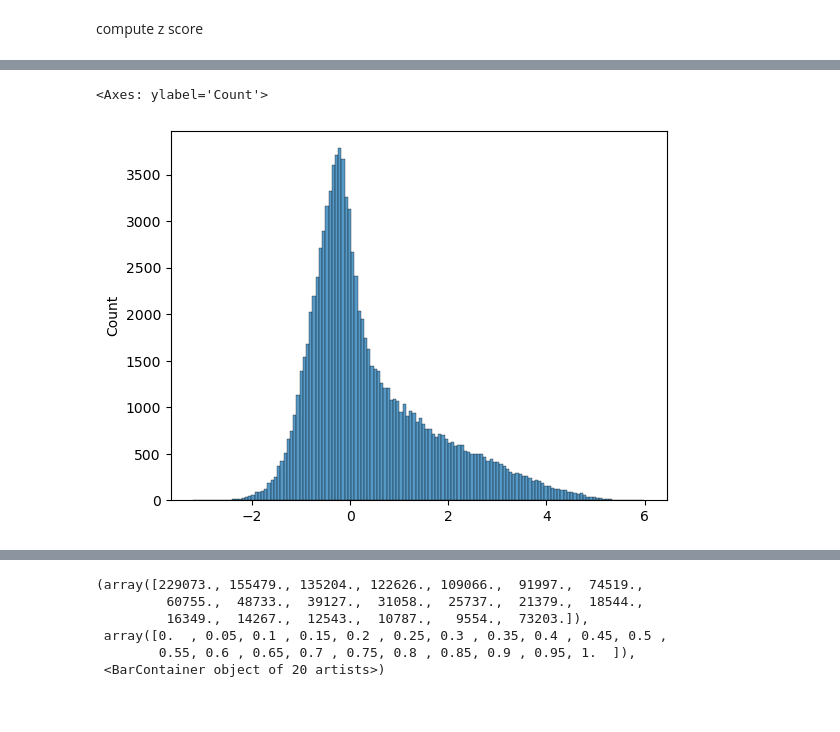
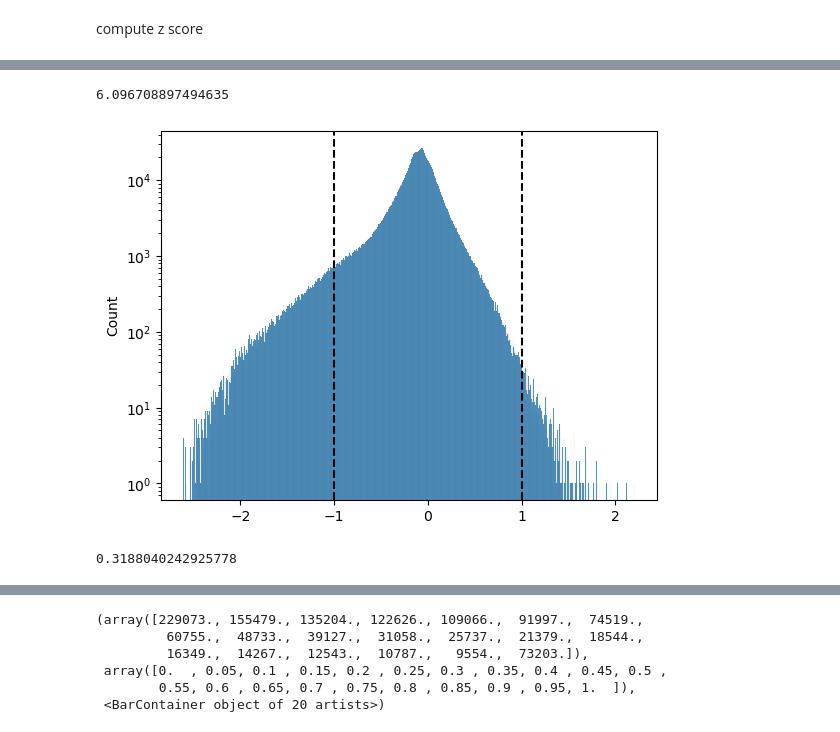
Before and after one commit to Schumacher-group/IMC_TNBC_analysis, a Jupyter notebook: deepcell/cost_segmentation.ipynb, the cells around one changed output, grey strips where cells are left out. Drawn from its saved outputs; the diff is of its cells as text; code cells hidden in the pictures.

```diff
--- a/deepcell/cost_segmentation.ipynb
+++ b/deepcell/cost_segmentation.ipynb
@@ -36,2 +40,2 @@ cell_table_size_normalized.csv
 # %%
-cell_table = pd.read_csv(cell_table_dir+'/cell_table_size_normalized.csv')
+adata
@@ -38,8 +48,4 @@ cell_table = pd.read_csv(cell_table_dir+'/cell_table_size_normalized.csv')
+# %%
+markers = list(set(cell_table.columns)&set(cost_tb.index))
 # %%
-prot_table = cell_table.iloc[:,1:cell_table.columns.get_loc('label')]
-# normalise to 95 percentile
-for col in cost_tb.index:
-    d = prot_table[col].copy()
-    d = d/np.percentile(d,95)
-    d[d>1] = 1
-    prot_table[col] = d
+prot_table = pd.DataFrame(adata.X,columns = adata.var.index)
@@ -46,11 +75,12 @@ for col in cost_tb.index:
 # %% [markdown]
 compute z score
 # %%
-def z_score_metric(x,cost_tb):
-
-    m = cost_tb.Immune.sum()*x.mean()
-    s = cost_tb.Immune.abs().sum()*x.var()
-    z_score = (x@ cost_tb.Immune-m)/np.sqrt(s)
+def z_score_metric(prot,cost_tb):
+    '''Score indicating how likely to be immune a cell is'''
+    m = (cost_tb.Immune.mean())*(prot.mean())
+    #CHECK THE STD HERE
+    s = (cost_tb.Immune.abs().sum())*(prot.var())
+    z_score = (prot@ cost_tb.Immune/len(cost_tb)-m)/(np.sqrt(s/len(cost_tb)))
     return z_score
-x = prot_table.loc[:,cost_tb.index].values
-z_score = z_score_metric(xsns.heatmap(prot_table.loc[:,cost_tb.index].corr(),vmin=-1,vmax = 1,cmap = 'bwr'),cost_tb)
+x = prot_table.loc[:,markers].values
+z_score = z_score_metric(x,cost_tb.loc[markers])
@@ -85,5 +179,14 @@ all_marker.png         segm_expl_fuzzy        segm_expl_mean.tiff
 # %%
 sns.histplot(z_score)
+plt.axvline(-1,c = 'k',ls = '--')
+plt.axvline(1,c = 'k',ls = '--')
+plt.semilogy()
+import scipy
+scipy.stats.kurtosis(z_score,fisher = True)
 # %% [output]
-<Axes: ylabel='Count'>
+6.096708897494635
-[figure, old version]
+[figure, new version]
+# %%
+np.std(z_score)
+# %% [output]
+0.3188040242925778
```
Also changed, not shown: parts of 25 cells of this notebook, 38 other files.
